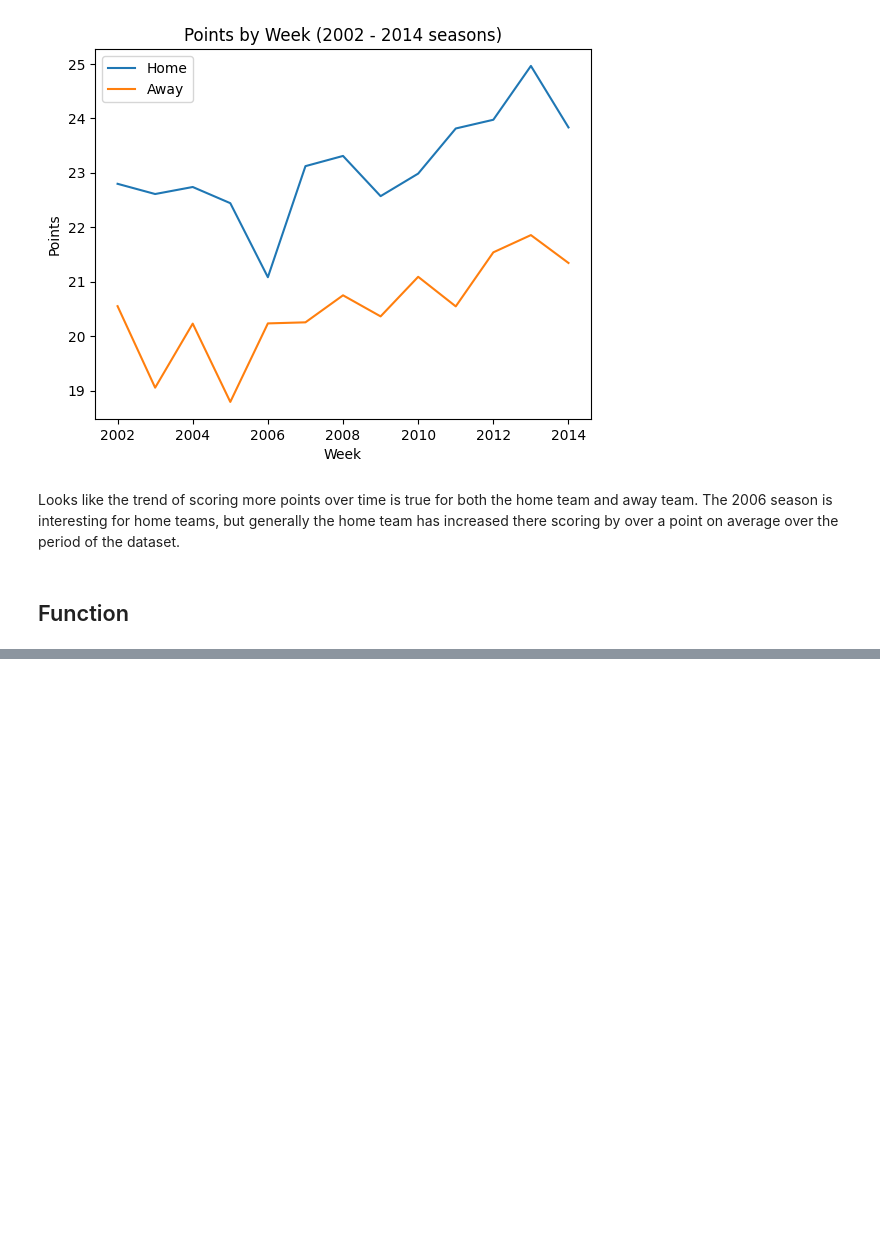
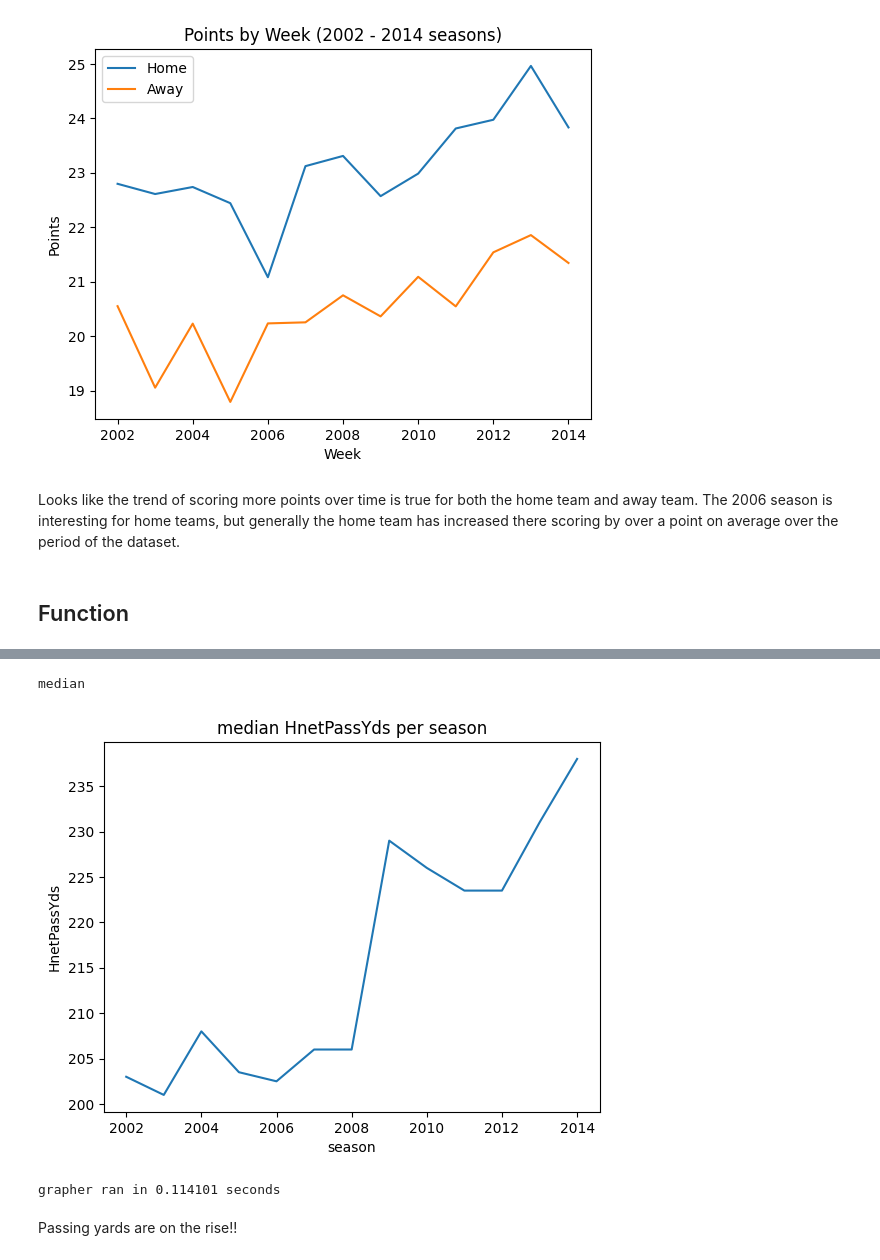
Before and after one commit to evandwh/ST554---Spring-2026---NCSU, a Jupyter notebook: Whitfield_ST554_HW4.ipynb, the cells around one changed output, grey strips where cells are left out. Cells and saved outputs as stored; diff of their text form; code cells hidden in the pictures; blank space fills up the shorter version.

```diff
--- a/Whitfield_ST554_HW4.ipynb
+++ b/Whitfield_ST554_HW4.ipynb
@@ -628,0 +670,8 @@ Looks like the trend of scoring more points over time is true for both the home
+# %%
+grapher(stat = "HnetPassYds", groupby = "season", summary = "median")
+# %% [output]
+median
+[figure, added]
+grapher ran in 0.114101 seconds
+# %% [markdown]
+Passing yards are on the rise!!
```
Also changed, not shown: parts of 5 cells of this notebook.
